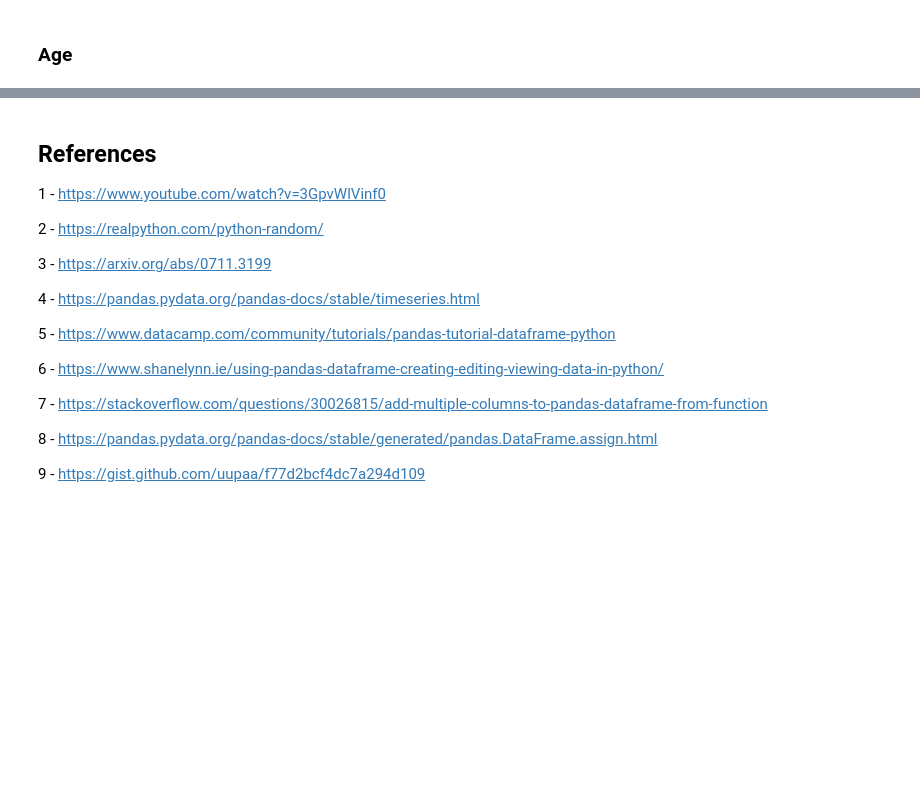
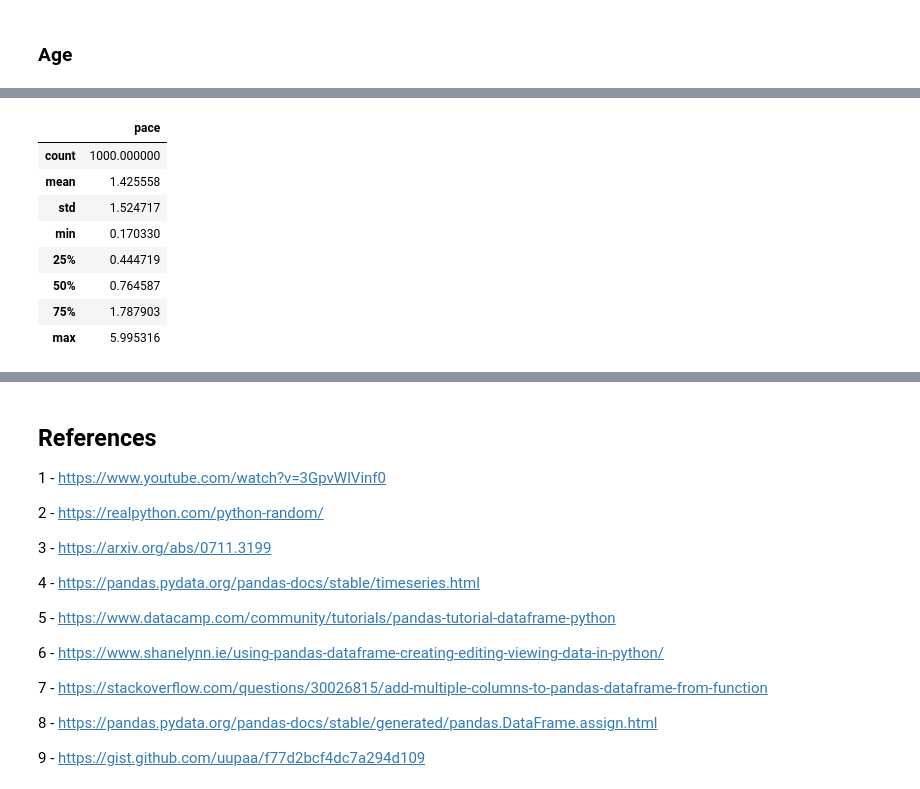
Before and after one commit to davidobrien1/project, a Jupyter notebook: phenomenon.ipynb, the cells around one changed output, grey strips where cells are left out. Drawn from its saved outputs; the diff is of its cells as text; code cells hidden in the pictures; blank space fills up the shorter version.

```diff
--- a/phenomenon.ipynb
+++ b/phenomenon.ipynb
@@ -220 +220,13 @@ running
 1000 rows × 4 columns
+# %%
+running[['Gender','pace']].describe()
+# %% [output]
+|  | pace |
+| count | 1000.000000 |
+| mean | 1.425558 |
+| std | 1.524717 |
+| min | 0.170330 |
+| 25% | 0.444719 |
+| 50% | 0.764587 |
+| 75% | 1.787903 |
+| max | 5.995316 |
```
Also changed, not shown: parts of 12 cells of this notebook.
